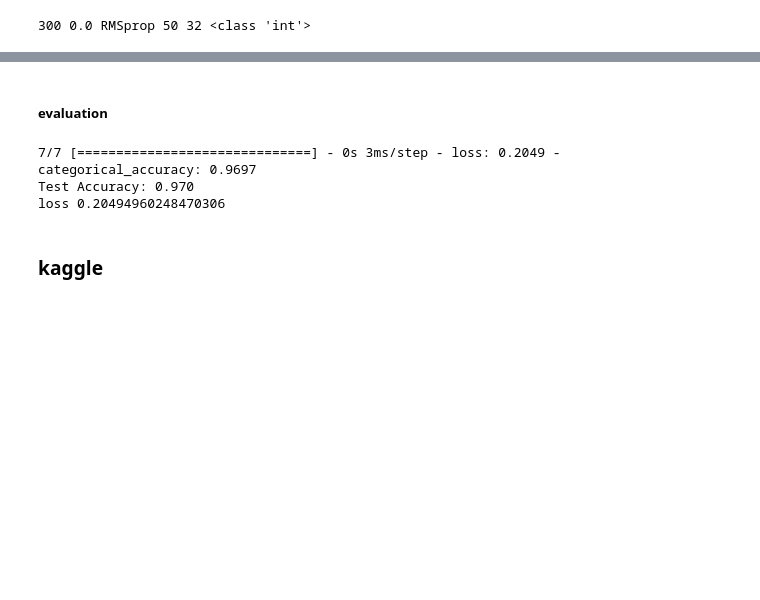
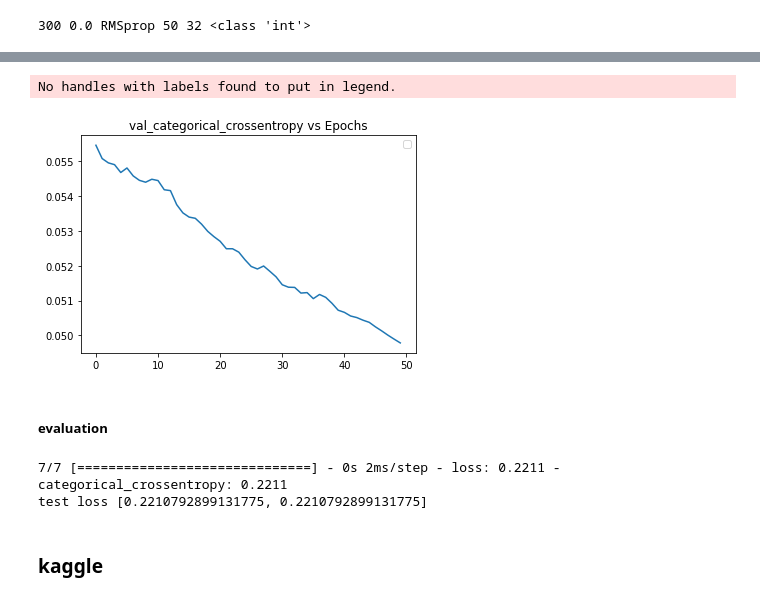
Before and after one commit to bassant1999/Leaf-Classification, a Jupyter notebook: project.ipynb, the cells around one changed output, grey strips where cells are left out. Cells and saved outputs as stored; diff of their text form; code cells hidden in the pictures; blank space fills up the shorter version.

```diff
--- a/project.ipynb
+++ b/project.ipynb
@@ -338,17 +350,23 @@ Epoch 50/50
+# %%
+plt.title('val_categorical_crossentropy vs Epochs')
+plt.plot(training.history['val_categorical_crossentropy'])
+plt.legend()
+plt.show()
+# %% [output]
+No handles with labels found to put in legend.
+[figure, added]
 # %% [markdown]
 #####  evaluation
 # %%
 # evaluate the model
 def evaluate_model(model, X_test, y_test):
-    loss, acc = model.evaluate(X_test, y_test, verbose=1)
-    return loss, acc
-loss, acc = evaluate_model(model, X_test, y_test)
-print('Test Accuracy: %.3f' % acc)
-print('loss', loss)
+    loss = model.evaluate(X_test, y_test, verbose=1)
+    return loss
+loss = evaluate_model(model, X_test, y_test)
+print('test loss', loss)
 # %% [output]
-7/7 [==============================] - 0s 3ms/step - loss: 0.2049 - categorical_accuracy: 0.9697
-Test Accuracy: 0.970
-loss 0.20494960248470306
+7/7 [==============================] - 0s 2ms/step - loss: 0.2211 - categorical_crossentropy: 0.2211
+test loss [0.2210792899131775, 0.2210792899131775]
 # %% [markdown]
 ### kaggle
 # %%
```
Also changed, not shown: parts of 13 cells of this notebook.
